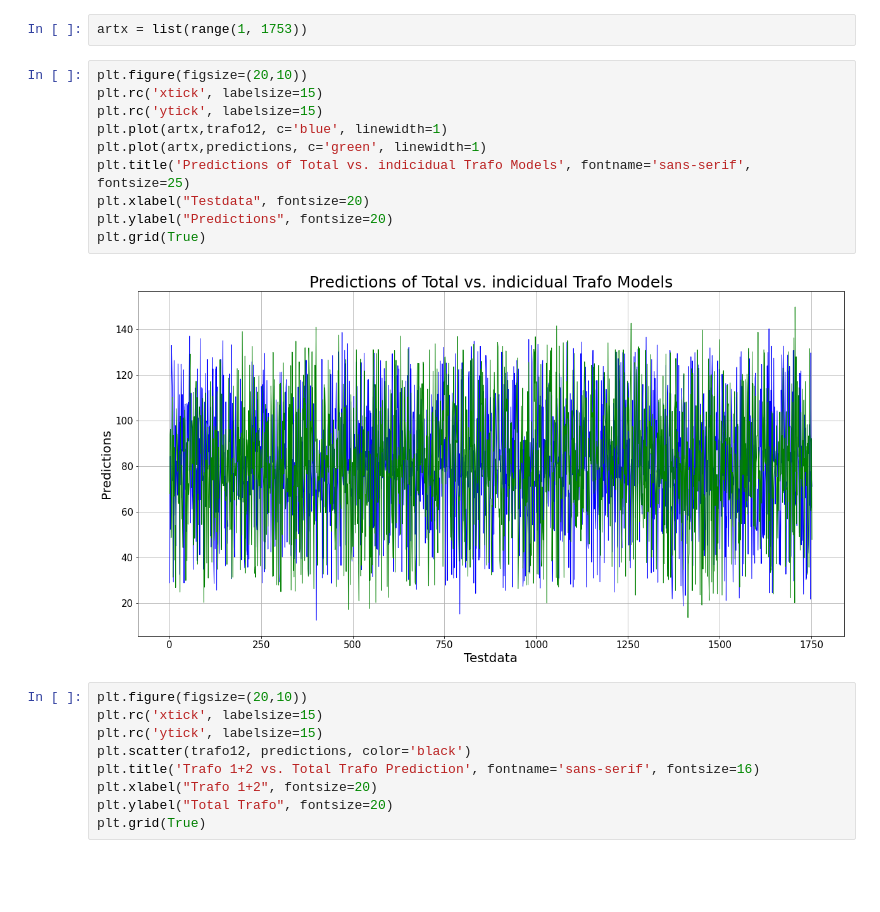
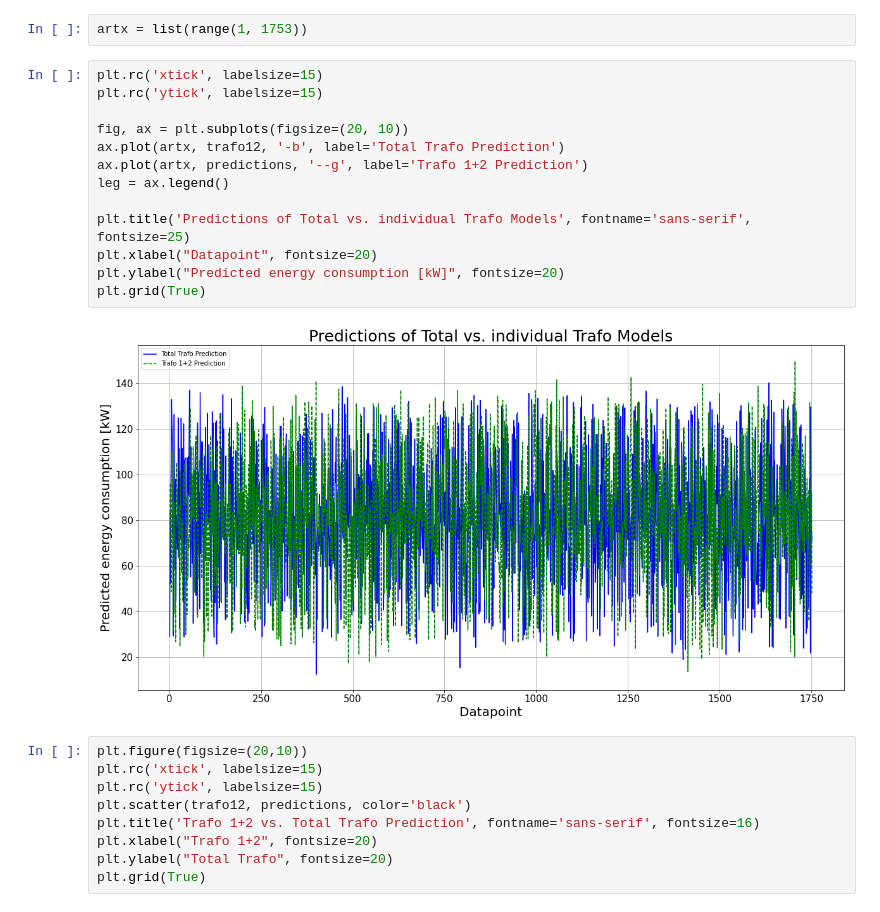
Before and after one commit to BurakCemOztarak/FH_Final_Project, a Jupyter notebook: ML_TotalTrafo.ipynb, the cells around one changed output. Drawn from its saved outputs; the diff is of its cells as text; blank space fills up the shorter version.

Commit message:
Add files via upload
Updated plots

```diff
--- a/ML_TotalTrafo.ipynb
+++ b/ML_TotalTrafo.ipynb
@@ -188,17 +188,20 @@ trafo12 = predictions1 + predictions2
 # %%
 artx = list(range(1, 1753))
 # %%
-plt.figure(figsize=(20,10))
 plt.rc('xtick', labelsize=15)
 plt.rc('ytick', labelsize=15)
-plt.plot(artx,trafo12, c='blue', linewidth=1)
-plt.plot(artx,predictions, c='green', linewidth=1)
-plt.title('Predictions of Total vs. indicidual Trafo Models', fontname='sans-serif', fontsize=25)
-plt.xlabel("Testdata", fontsize=20)
-plt.ylabel("Predictions", fontsize=20)
+
+fig, ax = plt.subplots(figsize=(20, 10))
+ax.plot(artx, trafo12, '-b', label='Total Trafo Prediction')
+ax.plot(artx, predictions, '--g', label='Trafo 1+2 Prediction')
+leg = ax.legend()
+
+plt.title('Predictions of Total vs. individual Trafo Models', fontname='sans-serif', fontsize=25)
+plt.xlabel("Datapoint", fontsize=20)
+plt.ylabel("Predicted energy consumption [kW]", fontsize=20)
 plt.grid(True)
 # %% [output]
-[figure, old version]
+[figure, new version]
 # %%
 plt.figure(figsize=(20,10))
 plt.rc('xtick', labelsize=15)
```
Also changed, not shown: parts of 1 cell of this notebook.
